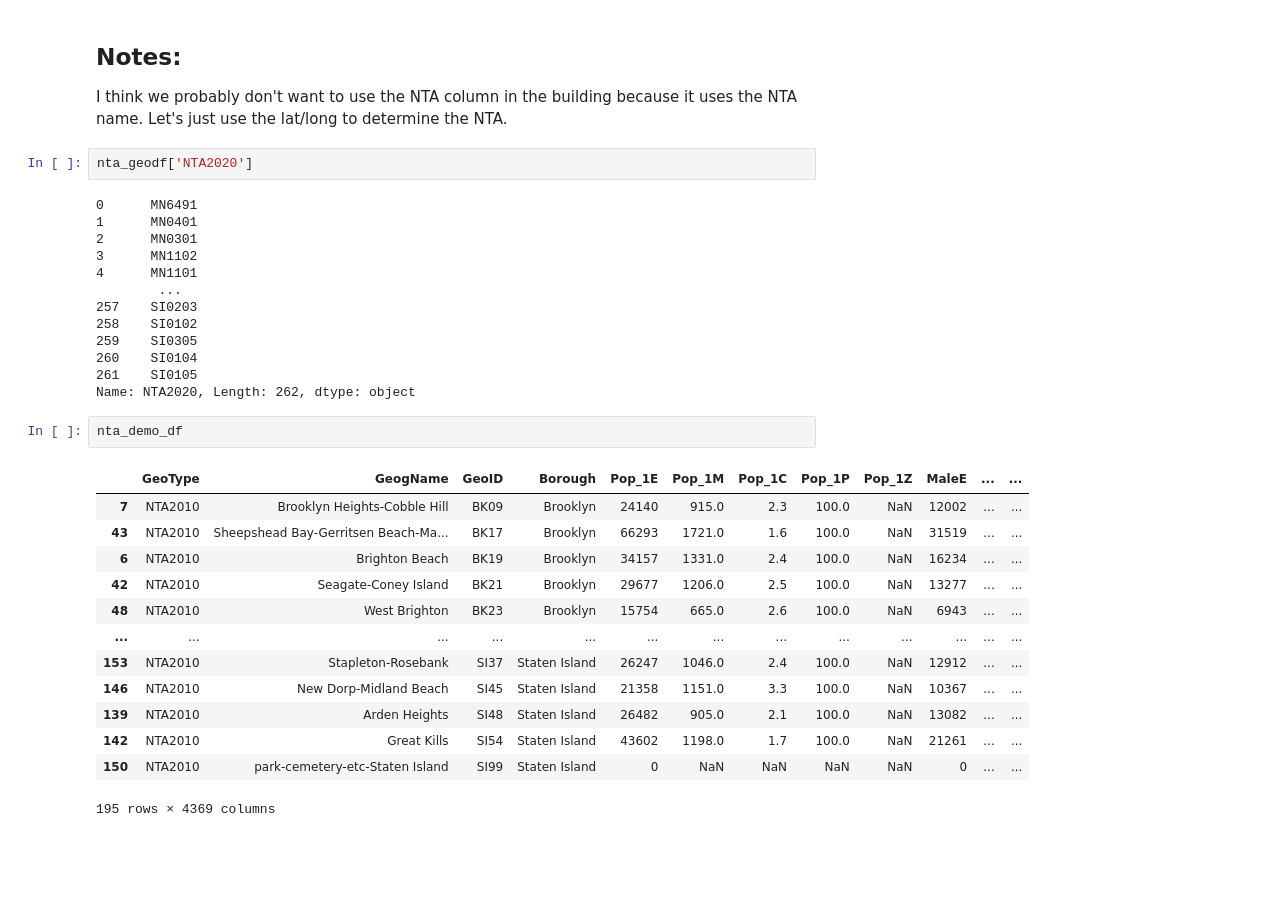
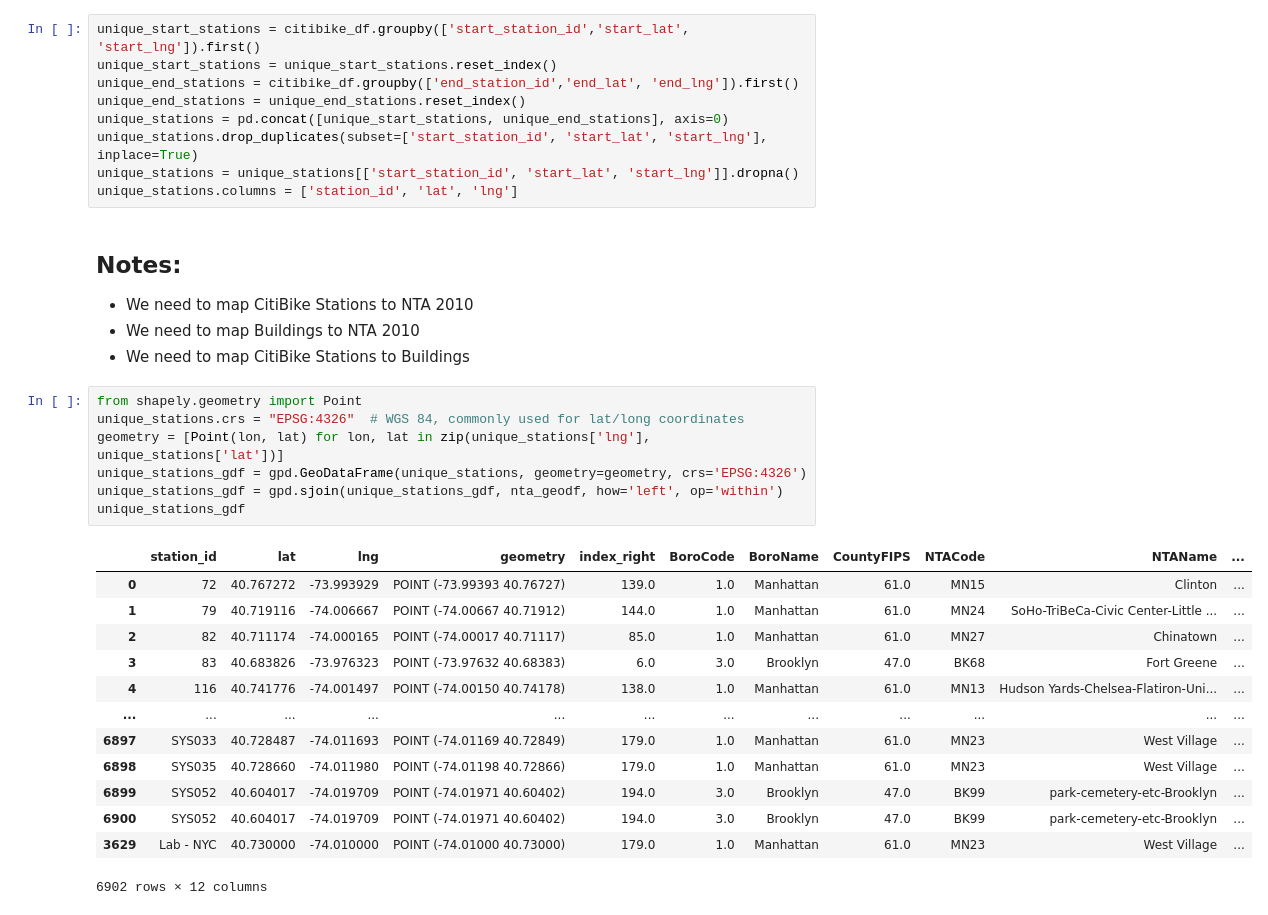
Before and after one commit to nysugfx/lr_final_project, a Jupyter notebook: final_project/playing_with_data.ipynb, the cells around one changed output. Drawn from its saved outputs; the diff is of its cells as text; blank space fills up the shorter version.

```diff
--- a/final_project/playing_with_data.ipynb
+++ b/final_project/playing_with_data.ipynb
@@ -29,35 +15,36 @@ nta_geodf: gpd.GeoDataFrame = dp.get_nta_geog() # we have our geopandas multipol
+# %%
+unique_start_stations = citibike_df.groupby(['start_station_id','start_lat', 'start_lng']).first()
+unique_start_stations = unique_start_stations.reset_index()
+unique_end_stations = citibike_df.groupby(['end_station_id','end_lat', 'end_lng']).first()
+unique_end_stations = unique_end_stations.reset_index()
+unique_stations = pd.concat([unique_start_stations, unique_end_stations], axis=0)
+unique_stations.drop_duplicates(subset=['start_station_id', 'start_lat', 'start_lng'], inplace=True)
+unique_stations = unique_stations[['start_station_id', 'start_lat', 'start_lng']].dropna()
+unique_stations.columns = ['station_id', 'lat', 'lng']
 # %% [markdown]
 ## Notes:
 
-I think we probably don't want to use the NTA column in the building because it uses the NTA name. Let's just use the lat/long to determine the NTA.
+- We need to map CitiBike Stations to NTA 2010
+- We need to map Buildings to NTA 2010
+- We need to map CitiBike Stations to Buildings
-# %%
-nta_geodf['NTA2020']
-# %% [output]
-0      MN6491
-1      MN0401
-2      MN0301
-3      MN1102
-4      MN1101
-        ...
-257    SI0203
-258    SI0102
-259    SI0305
-260    SI0104
-261    SI0105
-Name: NTA2020, Length: 262, dtype: object
-# %%
-nta_demo_df
-# %% [output]
-|  | GeoType | GeogName | GeoID | Borough | Pop_1E | Pop_1M | Pop_1C | Pop_1P | Pop_1Z | MaleE | ... | ... |
-| 7 | NTA2010 | Brooklyn Heights-Cobble Hill | BK09 | Brooklyn | 24140 | 915.0 | 2.3 | 100.0 | NaN | 12002 | ... | ... |
-| 43 | NTA2010 | Sheepshead Bay-Gerritsen Beach-Ma... | BK17 | Brooklyn | 66293 | 1721.0 | 1.6 | 100.0 | NaN | 31519 | ... | ... |
-| 6 | NTA2010 | Brighton Beach | BK19 | Brooklyn | 34157 | 1331.0 | 2.4 | 100.0 | NaN | 16234 | ... | ... |
-| 42 | NTA2010 | Seagate-Coney Island | BK21 | Brooklyn | 29677 | 1206.0 | 2.5 | 100.0 | NaN | 13277 | ... | ... |
-| 48 | NTA2010 | West Brighton | BK23 | Brooklyn | 15754 | 665.0 | 2.6 | 100.0 | NaN | 6943 | ... | ... |
-| ... | ... | ... | ... | ... | ... | ... | ... | ... | ... | ... | ... | ... |
-| 153 | NTA2010 | Stapleton-Rosebank | SI37 | Staten Island | 26247 | 1046.0 | 2.4 | 100.0 | NaN | 12912 | ... | ... |
-| 146 | NTA2010 | New Dorp-Midland Beach | SI45 | Staten Island | 21358 | 1151.0 | 3.3 | 100.0 | NaN | 10367 | ... | ... |
-| 139 | NTA2010 | Arden Heights | SI48 | Staten Island | 26482 | 905.0 | 2.1 | 100.0 | NaN | 13082 | ... | ... |
-| 142 | NTA2010 | Great Kills | SI54 | Staten Island | 43602 | 1198.0 | 1.7 | 100.0 | NaN | 21261 | ... | ... |
-| 150 | NTA2010 | park-cemetery-etc-Staten Island | SI99 | Staten Island | 0 | NaN | NaN | NaN | NaN | 0 | ... | ... |
-195 rows × 4369 columns
+# %%
+from shapely.geometry import Point
+unique_stations.crs = "EPSG:4326"  # WGS 84, commonly used for lat/long coordinates
+geometry = [Point(lon, lat) for lon, lat in zip(unique_stations['lng'], unique_stations['lat'])]
+unique_stations_gdf = gpd.GeoDataFrame(unique_stations, geometry=geometry, crs='EPSG:4326')
+unique_stations_gdf = gpd.sjoin(unique_stations_gdf, nta_geodf, how='left', op='within')
+unique_stations_gdf
+# %% [output]
+|  | station_id | lat | lng | geometry | index_right | BoroCode | BoroName | CountyFIPS | NTACode | NTAName | ... |
+| 0 | 72 | 40.767272 | -73.993929 | POINT (-73.99393 40.76727) | 139.0 | 1.0 | Manhattan | 61.0 | MN15 | Clinton | ... |
+| 1 | 79 | 40.719116 | -74.006667 | POINT (-74.00667 40.71912) | 144.0 | 1.0 | Manhattan | 61.0 | MN24 | SoHo-TriBeCa-Civic Center-Little ... | ... |
+| 2 | 82 | 40.711174 | -74.000165 | POINT (-74.00017 40.71117) | 85.0 | 1.0 | Manhattan | 61.0 | MN27 | Chinatown | ... |
+| 3 | 83 | 40.683826 | -73.976323 | POINT (-73.97632 40.68383) | 6.0 | 3.0 | Brooklyn | 47.0 | BK68 | Fort Greene | ... |
+| 4 | 116 | 40.741776 | -74.001497 | POINT (-74.00150 40.74178) | 138.0 | 1.0 | Manhattan | 61.0 | MN13 | Hudson Yards-Chelsea-Flatiron-Uni... | ... |
+| ... | ... | ... | ... | ... | ... | ... | ... | ... | ... | ... | ... |
+| 6897 | SYS033 | 40.728487 | -74.011693 | POINT (-74.01169 40.72849) | 179.0 | 1.0 | Manhattan | 61.0 | MN23 | West Village | ... |
+| 6898 | SYS035 | 40.728660 | -74.011980 | POINT (-74.01198 40.72866) | 179.0 | 1.0 | Manhattan | 61.0 | MN23 | West Village | ... |
+| 6899 | SYS052 | 40.604017 | -74.019709 | POINT (-74.01971 40.60402) | 194.0 | 3.0 | Brooklyn | 47.0 | BK99 | park-cemetery-etc-Brooklyn | ... |
+| 6900 | SYS052 | 40.604017 | -74.019709 | POINT (-74.01971 40.60402) | 194.0 | 3.0 | Brooklyn | 47.0 | BK99 | park-cemetery-etc-Brooklyn | ... |
+| 3629 | Lab - NYC | 40.730000 | -74.010000 | POINT (-74.01000 40.73000) | 179.0 | 1.0 | Manhattan | 61.0 | MN23 | West Village | ... |
+6902 rows × 12 columns
```
Also changed, not shown: parts of 11 cells of this notebook, 3 other files.
